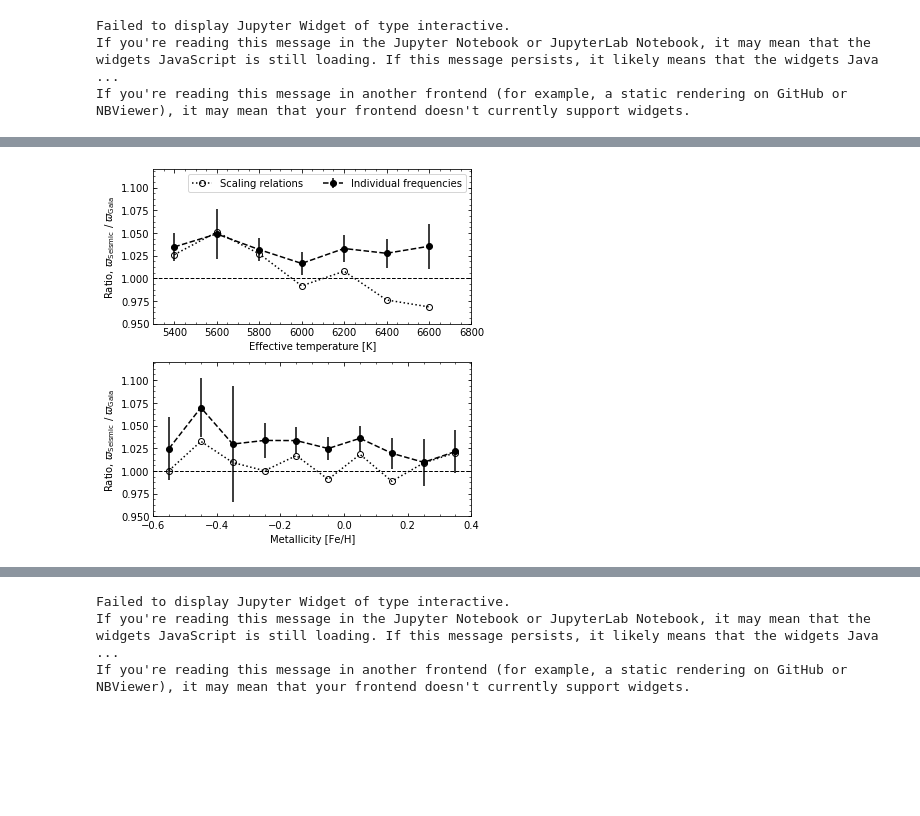
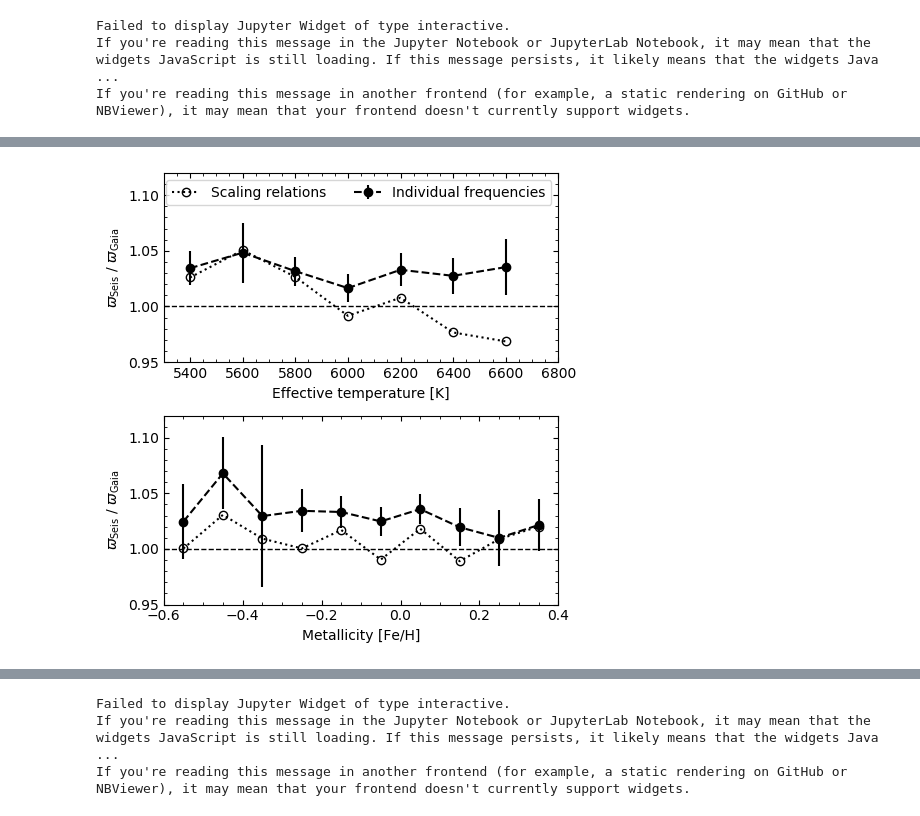
Before and after one commit to teokem/project-work-csahlholdt, a Jupyter notebook: project.ipynb, the cells around one changed output, grey strips where cells are left out. Cells and saved outputs as stored; diff of their text form; code cells hidden in the pictures; blank space fills up the shorter version.

```diff
--- a/project.ipynb
+++ b/project.ipynb
@@ -198,22 +378,35 @@ fig.savefig('figures/plx_hist.pdf')
 # %%
 def xy_diff(x, x_unc, y, y_unc):
+    '''
+    Calculate differences and propagated uncertainties between x and y.
+    '''
     diff = x - y
     diff_unc = np.sqrt(x_unc**2 + y_unc**2)
 
     return diff, diff_unc
 
 def xy_ratio(x, x_unc, y, y_unc):
+    '''
+    Calculate ratios and propagated uncertainties between x and y.
+    '''
     r = x / y
     r_unc = r * np.sqrt((x_unc / x)**2 + (y_unc / y)**2)
 
     return r, r_unc
 
 def poly_fit(x, y, y_unc, xp_lim, order=1, n_boot=1000):
+    '''
+    Fit a polynomial of order `order` to the data x,y with
+    uncertainties in the y-values. Bootstrapping is applied
+    to return lower and upper 1-\sigma uncertainty regions.
+    '''
+    # Fit a polynomial to the data in the given x-range.
     px = np.linspace(xp_lim[0], xp_lim[1])
     pfit = np.polyfit(x, y, order, w=1/y_unc**2)
     poly = np.poly1d(pfit)
     py = poly(px)
 
+    # Repeat the fit for n_boot bootstrap samples.
     boot_results = np.zeros((n_boot, len(px)))
     for i in range(n_boot):
         rand_per = np.random.randint(len(x), size=len(x))
@@ -227,6 +420,8 @@ def poly_fit(x, y, y_unc, xp_lim, order=1, n_boot=1000):
 
         boot_results[i, :] = py_temp
 
+    # Calculate the 16th and 84th percentile at each x-value
+    # and return as lower and upper uncertainty regions.
     boot_lower = np.percentile(boot_results, 16, axis=0)
     boot_upper = np.percentile(boot_results, 84, axis=0)
 
@@ -321,12 +551,22 @@ If you're reading this message in another frontend (for example, a static render
 # %%
 def binned_ratios(bin_array, bins, r, r_unc):
+    '''
+    Bin the parallax ratios in `r` according the values in bin_array
+    and the given bins.
+    The weighted mean and standard deviation of the ratios in each of
+    the bins are returned as arrays.
+    '''
+    # Find out which bin each of the values belong in
     nbins = len(bins)-1
     inds = np.digitize(bin_array, bins, right=True)
 
+    # Initialize arrays
     binx = np.zeros(nbins)
     bin_mean = np.zeros(nbins)
     bin_std = np.zeros(nbins)
 
+    # For each bin the weighted mean and standard deviation of the ratios
+    # are calculated and stored
     for i in range(nbins):
         where = np.where(inds == i+1)
         bin_r = r[where]
@@ -339,7 +579,14 @@ def binned_ratios(bin_array, bins, r, r_unc):
 # %%
 def plot_plx_ratio(plx, plx_unc, plx_ast, plx_ast_unc, ax, xax='teff', errors=True,
                    plabel=None):
+    '''
+    Plot the ratios of seismic and Gaia parallaxes as a
+    function of either effective temperature or metallicity.
+    Optionally add errobars and labels.
+    '''
+    # Calculate parallax ratios
     plx_r, plx_r_unc = xy_ratio(plx_ast, plx_ast_unc, plx, plx_unc)
+    # Define xaxis bins depending on the xaxis variable
     if xax == 'teff':
         bin_array = saf.teff
         bins = np.arange(5300, 6800, 200, dtype=int)
@@ -349,6 +596,7 @@ def plot_plx_ratio(plx, plx_unc, plx_ast, plx_ast_unc, ax, xax='teff', errors=Tr
         bins = np.arange(-0.6, 0.45, 0.1)
         bin_centers = np.arange(-0.55, 0.4, 0.1)
 
+    # Calculate and plot binned means and standard deviations
     bin_mean, bin_std = binned_ratios(saf[xax], bins, plx_r, plx_r_unc)
     if errors:
         ax.errorbar(bin_centers, bin_mean, yerr=bin_std, marker='o',
@@ -359,6 +607,10 @@ def plot_plx_ratio(plx, plx_unc, plx_ast, plx_ast_unc, ax, xax='teff', errors=Tr
 
 def plot_plx_ratios(plx, plx_ast1, plx_ast2, ax, xax='teff',
                     ast_label1=None, ast_label2=None):
+    '''
+    Plot ratios of seismic and Gaia parallaxes for both sets of seismic
+    parallaxes with errorbars only on one of the sets.
+    '''
     plot_plx_ratio(*plx, *plx_ast1, ax, xax, errors=True, plabel=ast_label1)
     plot_plx_ratio(*plx, *plx_ast2, ax, xax, errors=False, plabel=ast_label2)
     ax.axhline(y=1, c='k', ls='--', lw=1)
@@ -371,18 +623,19 @@ def plot_plx_ratios(plx, plx_ast1, plx_ast2, ax, xax='teff',
         ax.set_xlabel('Metallicity [Fe/H]')
 
     ax.set_ylim([0.95, 1.12])
-    ax.set_ylabel(r'Ratio, $\varpi_{\mathrm{Seismic}}$ / $\varpi_{\mathrm{Gaia}}$')
+    ax.set_ylabel(r'$\varpi_{\mathrm{Seis}}$ / $\varpi_{\mathrm{Gaia}}$')
     if ast_label1 is not None or ast_label2 is not None:
         ax.legend(ncol=2)
 # %%
-fig, (ax1, ax2) = plt.subplots(2, 1, figsize=(5.5, 5.5))
+fig, (ax1, ax2) = plt.subplots(2, 1)
 plot_plx_ratios((saf.plx, saf.plx_unc), (saf.plx_rad, saf.plx_rad_unc),
                 (saf.plx_scal, saf.plx_scal_unc), ax1, xax='teff',
                 ast_label1='Individual frequencies', ast_label2='Scaling relations')
 plot_plx_ratios((saf.plx, saf.plx_unc), (saf.plx_rad, saf.plx_rad_unc),
                 (saf.plx_scal, saf.plx_scal_unc), ax2, xax='feh')
 
 fig.tight_layout()
 fig.savefig('figures/par_ratio.pdf')
+plt.show()
 # %% [output]
-[figure, old version]
+[figure, new version]
```
Also changed, not shown: parts of 59 cells of this notebook.
